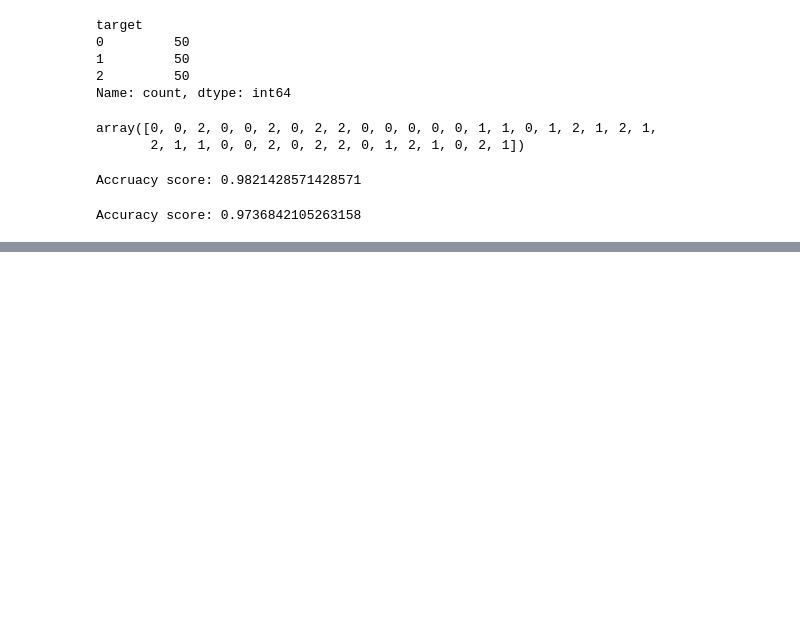
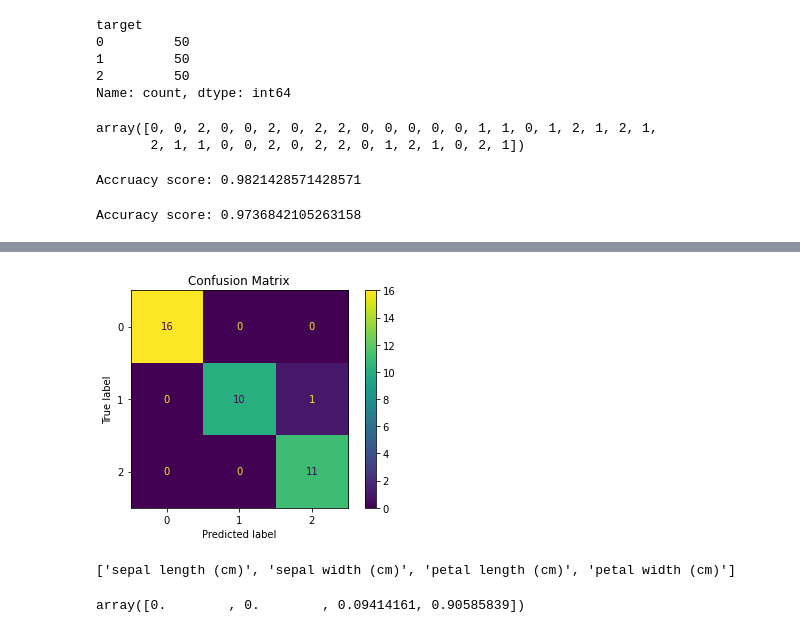
Before and after one commit to Arefe-Masnouie/data-mining, a Jupyter notebook: classification/classification.ipynb, the cells around one changed output, grey strips where cells are left out. Drawn from its saved outputs; the diff is of its cells as text; code cells hidden in the pictures; blank space fills up the shorter version.

```diff
--- a/classification/classification.ipynb
+++ b/classification/classification.ipynb
@@ -68,3 +68,8 @@ Accruacy score: 0.9821428571428571
 print("Accuracy score:", accuracy_score(Y_test, tree_pred))
 # %% [output]
 Accuracy score: 0.9736842105263158
+# %%
+#confusion matrix
+cm = confusion_matrix(Y_test, tree_pred)
+print("Confusion Matrix: \n", cm)
+print(classification_report(Y_test, tree_pred))
@@ -70,0 +90,13 @@ Accuracy score: 0.9736842105263158
+# %%
+disp = ConfusionMatrixDisplay(confusion_matrix=cm, display_labels=tree.classes_)
+disp.plot()
+disp.ax_.set_title("Confusion Matrix")
+plt.show()
+# %% [output]
+[figure, added]
+# %%
+print(iris.feature_names)
+tree.feature_importances_
+# %% [output]
+['sepal length (cm)', 'sepal width (cm)', 'petal length (cm)', 'petal width (cm)']
+array([0.        , 0.        , 0.09414161, 0.90585839])
```
Also changed, not shown: parts of 8 cells of this notebook.
